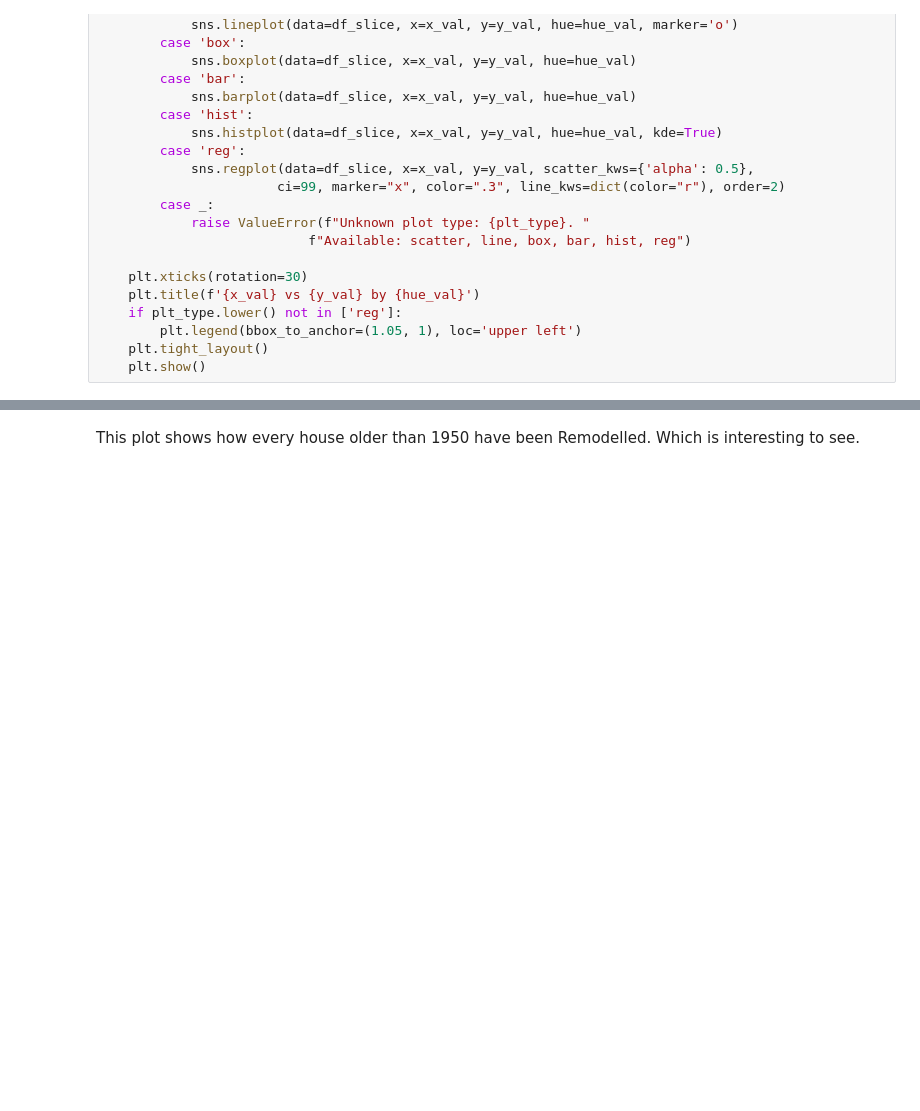
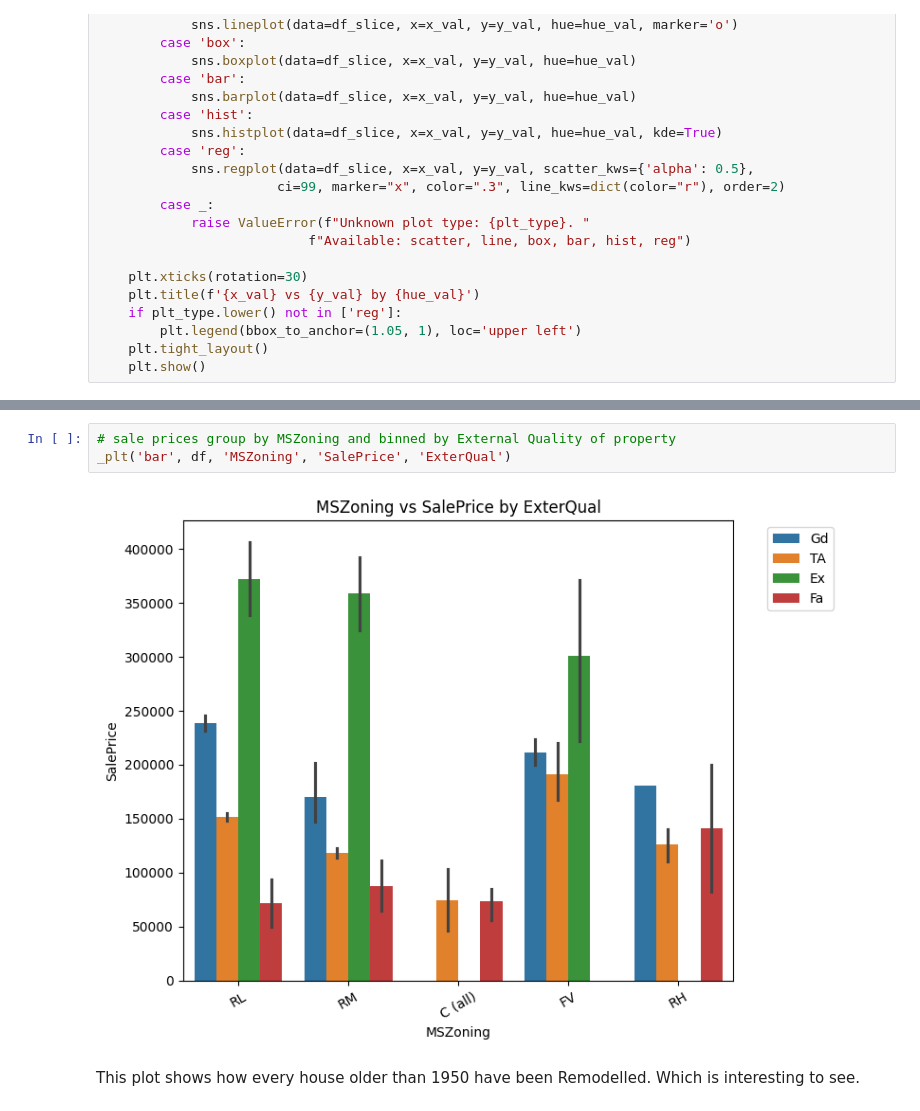
Before and after one commit to benaytms/house_prices_pred, a Jupyter notebook: main.ipynb, the cells around one changed output, grey strips where cells are left out. Drawn from its saved outputs; the diff is of its cells as text; blank space fills up the shorter version.

```diff
--- a/main.ipynb
+++ b/main.ipynb
@@ -523,6 +524,11 @@ _plt(plt_type='scatter', df_slice=df, x_val='YrBuilt', y_val='SalePrice', hue_va
 # %% [output]
 [figure]
 [figure]
+# %%
+# sale prices group by MSZoning and binned by External Quality of property
+_plt('bar', df, 'MSZoning', 'SalePrice', 'ExterQual')
+# %% [output]
+[figure, added]
 # %% [markdown]
 This plot shows how every house older than 1950 have been Remodelled. Which is interesting to see.
 # %% [markdown]
```
Also changed, not shown: parts of 2 cells of this notebook, 1 other file.
